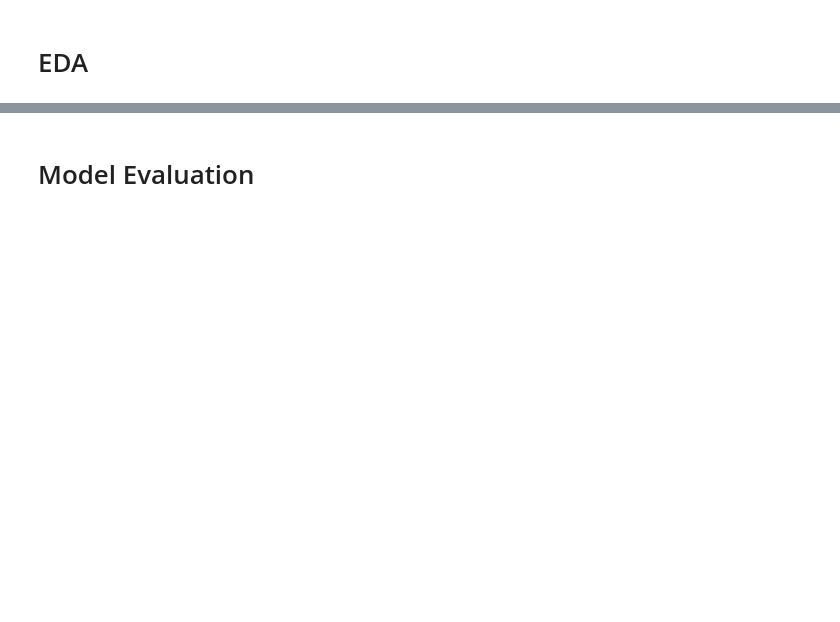
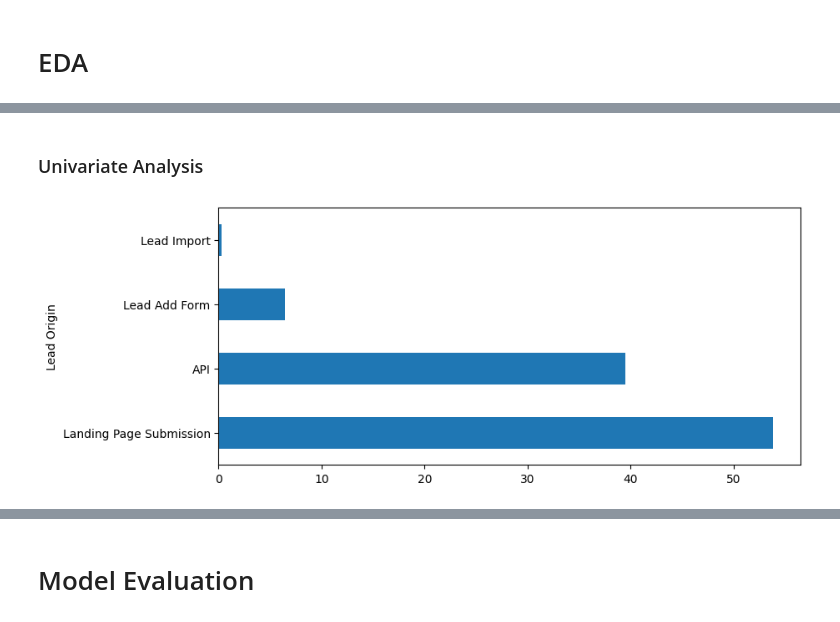
Before and after one commit to Ashlesha-0204/Lead_Scoring_Case_Study, a Jupyter notebook: lead_score.ipynb, the cells around one changed output, grey strips where cells are left out. Saved outputs shown, nothing was run; the diff lists cells and outputs as text; code cells hidden in the pictures; blank space fills up the shorter version.

```diff
--- a/lead_score.ipynb
+++ b/lead_score.ipynb
@@ -591,0 +690,9 @@ lead_score.shape
+# %% [markdown]
+### Univariate Analysis
+# %%
+# percentage distribution of Lead Origin
+plt.figure(figsize = (9,4))
+(lead_score['Lead Origin'].value_counts(normalize = True)*100).plot.barh()
+plt.show()
+# %% [output]
+[figure, added]
```
Also changed, not shown: parts of 64 cells of this notebook.
